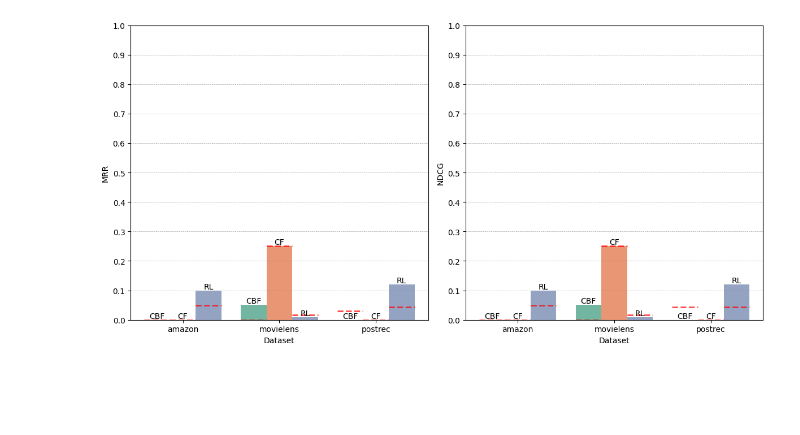
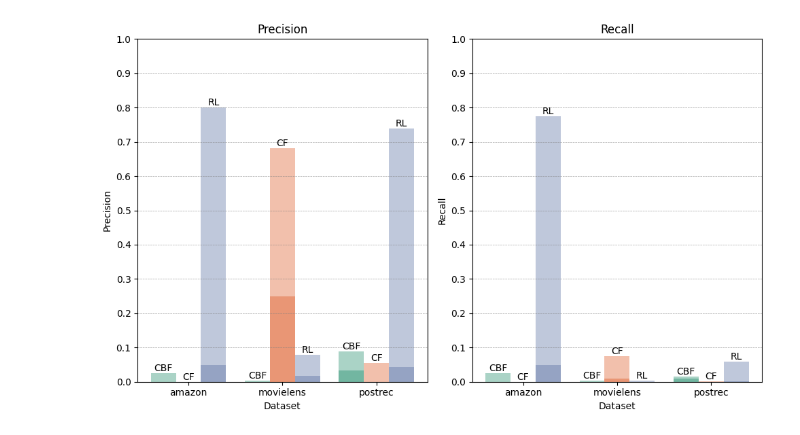
Before and after one commit to PUT-RecSys-Research/qpera-thesis, a Jupyter notebook: reports/loop_figure_genaration/generate_fig.ipynb, the cells around one changed output. Cells and saved outputs as stored; diff of their text form; code cells hidden in the pictures; blank space fills up the shorter version.

```diff
--- a/reports/loop_figure_genaration/generate_fig.ipynb
+++ b/reports/loop_figure_genaration/generate_fig.ipynb
@@ -1,5 +1,5 @@
 # %%
-specific = True
+specific = False
 
 folder_path = "clean_loop/no_mod"
 if specific:
@@ -526,8 +528,6 @@ if specific:
     if save:
         plt.savefig(f'{folder_path}/fig/mrr_ndcg.png')
     plt.show()
-# %% [output]
-[figure, removed]
 # %%
 if not specific:
     fig, axes = plt.subplots(1, 2, figsize=(10, 6), sharey=False)
@@ -578,6 +578,7 @@ if not specific:
     ax.set_xlabel('Dataset')
     ax.set_title('Precision')
     ax.set_ylim(0, 1)
+    ax.set_yticks([i/10 for i in range(11)])
     ax.yaxis.grid(True, linestyle='--', linewidth=0.5, color='gray', alpha=0.7)
 
     # Recall plot
@@ -607,33 +608,35 @@ if not specific:
             lighter_color = mcolors.to_rgba(base_color)
             lighter_rgb = mcolors.to_rgb(lighter_color[:3])
             lighter_rgb = mcolors.to_rgba([min(1, c + 0.4*(1-c)) for c in lighter_rgb])
 
             ax.bar(
                 p.get_x() + p.get_width() / 2,
                 row['value'] - height,
                 width=p.get_width(),
                 bottom=height,
                 align='center',
                 color=lighter_rgb,
                 edgecolor='none'
             )
             ax.annotate(
                 algo,
                 (p.get_x() + p.get_width() / 2, row['value']),
                 ha='center', va='bottom',
                 fontsize=10, color='black'
             )
     ax.set_ylabel('Recall')
     ax.set_xlabel('Dataset')
     ax.set_title('Recall')
     ax.set_ylim(0, 1)
     ax.set_yticks([i/10 for i in range(11)])
     ax.yaxis.grid(True, linestyle='--', linewidth=0.5, color='gray', alpha=0.7)
 
     plt.tight_layout()
     if save:
         plt.savefig(f'{folder_path}/fig/precision_recall.png')
     plt.show()
+# %% [output]
+[figure, added]
 # %%
 if specific:
     fig, axes = plt.subplots(1, 2, figsize=(10, 6), sharey=False)
```
Also changed, not shown: parts of 8 cells of this notebook, 3 other files.
